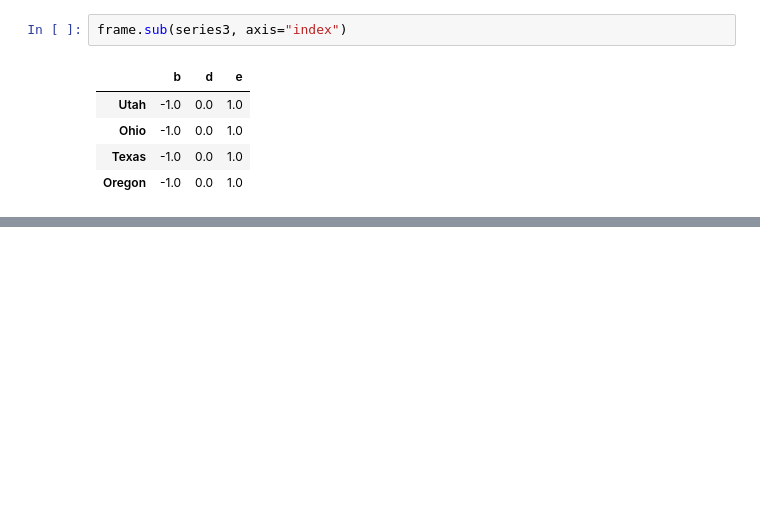
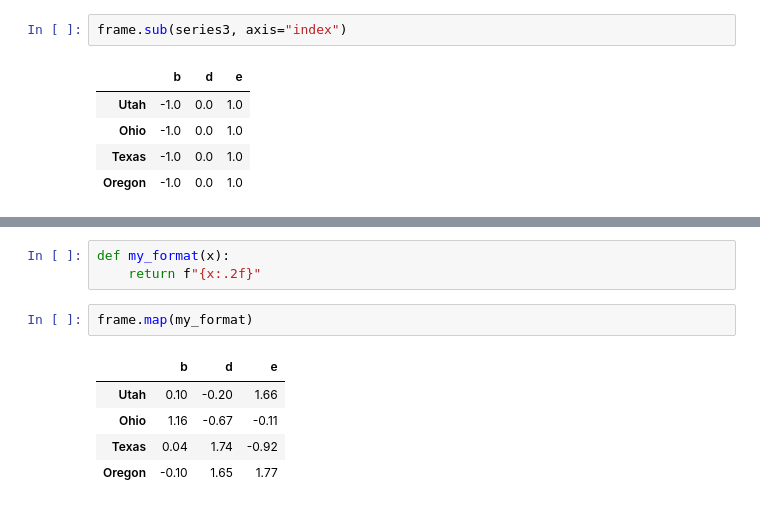
Before and after one commit to mapea1606/data-analysis-sandbox, a Jupyter notebook: notebooks/Introduction_to_pandas.ipynb, the cells around one changed output, grey strips where cells are left out. Saved outputs shown, nothing was run; the diff lists cells and outputs as text; blank space fills up the shorter version.

```diff
--- a/notebooks/Introduction_to_pandas.ipynb
+++ b/notebooks/Introduction_to_pandas.ipynb
@@ -1163,0 +1232,11 @@ frame.sub(series3, axis="index")
+# %%
+def my_format(x):
+    return f"{x:.2f}"
+# %%
+frame.map(my_format)
+# %% [output]
+|  | b | d | e |
+| Utah | 0.10 | -0.20 | 1.66 |
+| Ohio | 1.16 | -0.67 | -0.11 |
+| Texas | 0.04 | 1.74 | -0.92 |
+| Oregon | -0.10 | 1.65 | 1.77 |
```
Also changed, not shown: parts of 38 cells of this notebook.
